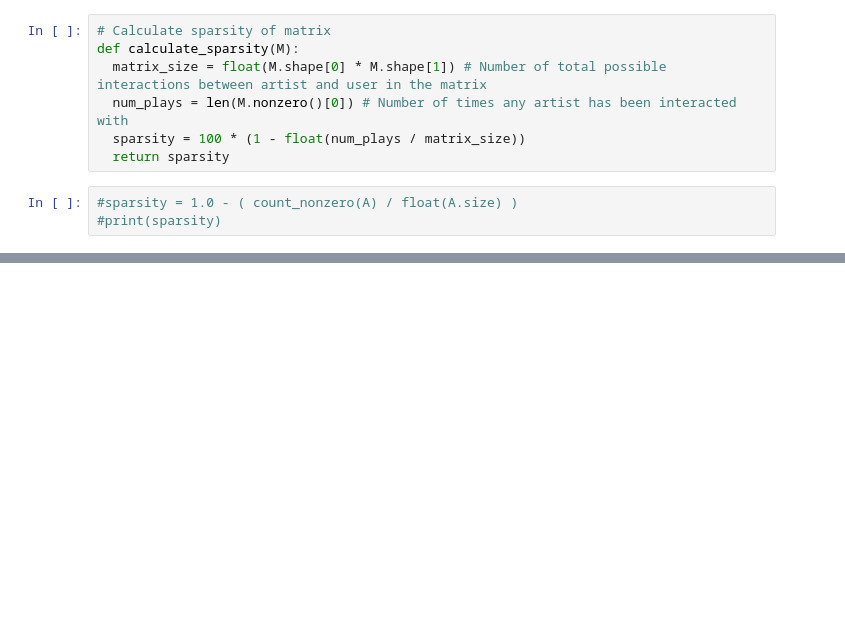
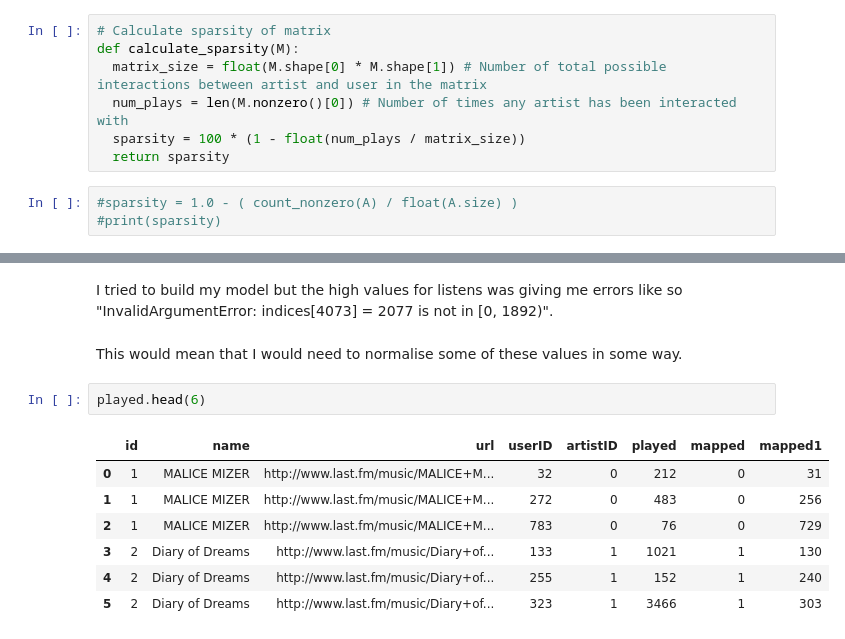
Before and after one commit to kiansweeney11/Ca4015-final-assignment, a Jupyter notebook: recommender.ipynb, the cells around one changed output, grey strips where cells are left out. Saved outputs shown, nothing was run; the diff lists cells and outputs as text; blank space fills up the shorter version.

```diff
--- a/recommender.ipynb
+++ b/recommender.ipynb
@@ -1395,0 +1332,14 @@ played
+# %% [markdown]
+I tried to build my model but the high values for listens was giving me errors like so "InvalidArgumentError: indices[4073] = 2077 is not in [0, 1892)".
+# %% [markdown]
+This would mean that I would need to normalise some of these values in some way.
+# %%
+played.head(6)
+# %% [output]
+|  | id | name | url | userID | artistID | played | mapped | mapped1 |
+| 0 | 1 | MALICE MIZER | http://www.last.fm/music/MALICE+M... | 32 | 0 | 212 | 0 | 31 |
+| 1 | 1 | MALICE MIZER | http://www.last.fm/music/MALICE+M... | 272 | 0 | 483 | 0 | 256 |
+| 2 | 1 | MALICE MIZER | http://www.last.fm/music/MALICE+M... | 783 | 0 | 76 | 0 | 729 |
+| 3 | 2 | Diary of Dreams | http://www.last.fm/music/Diary+of... | 133 | 1 | 1021 | 1 | 130 |
+| 4 | 2 | Diary of Dreams | http://www.last.fm/music/Diary+of... | 255 | 1 | 152 | 1 | 240 |
+| 5 | 2 | Diary of Dreams | http://www.last.fm/music/Diary+of... | 323 | 1 | 3466 | 1 | 303 |
```
Also changed, not shown: parts of 127 cells of this notebook.
